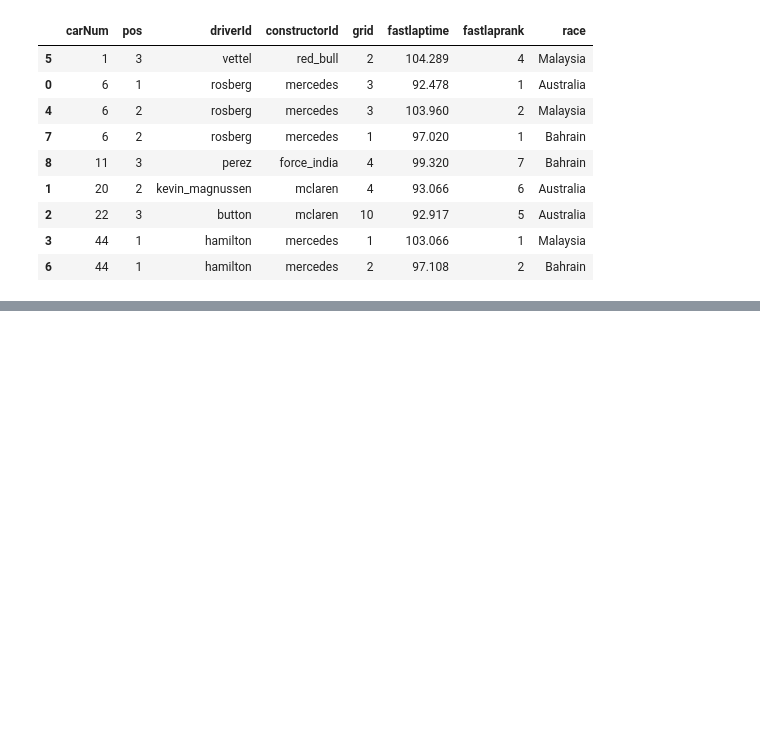
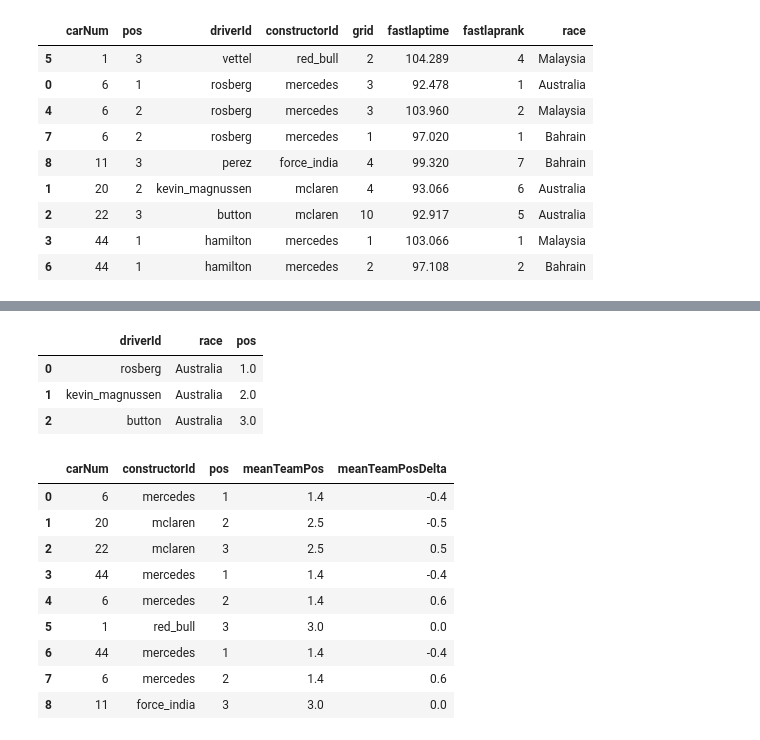
Before and after one commit to nackjicholson/wranglingf1data, a Jupyter notebook: getting_started.ipynb, the cells around one changed output, grey strips where cells are left out. Cells and saved outputs as stored; diff of their text form; code cells hidden in the pictures; blank space fills up the shorter version.

```diff
--- a/getting_started.ipynb
+++ b/getting_started.ipynb
@@ -231,0 +305,27 @@ winners.sort_values(by='carNum')
+# %%
+# Melt Transform
+pd.melt(piv, id_vars='driverId', value_name='pos').head(3)
+# %% [output]
+|  | driverId | race | pos |
+| 0 | rosberg | Australia | 1.0 |
+| 1 | kevin_magnussen | Australia | 2.0 |
+| 2 | button | Australia | 3.0 |
+# %%
+grouped = winners.groupby('constructorId')
+pos_group = grouped['pos']
+
+winners['meanTeamPos'] = pos_group.transform(np.mean)
+winners['meanTeamPosDelta'] = pos_group.transform(lambda p: p - np.mean(p))
+
+winners[['carNum', 'constructorId', 'pos', 'meanTeamPos', 'meanTeamPosDelta']]
+# %% [output]
+|  | carNum | constructorId | pos | meanTeamPos | meanTeamPosDelta |
+| 0 | 6 | mercedes | 1 | 1.4 | -0.4 |
+| 1 | 20 | mclaren | 2 | 2.5 | -0.5 |
+| 2 | 22 | mclaren | 3 | 2.5 | 0.5 |
+| 3 | 44 | mercedes | 1 | 1.4 | -0.4 |
+| 4 | 6 | mercedes | 2 | 1.4 | 0.6 |
+| 5 | 1 | red_bull | 3 | 3.0 | 0.0 |
+| 6 | 44 | mercedes | 1 | 1.4 | -0.4 |
+| 7 | 6 | mercedes | 2 | 1.4 | 0.6 |
+| 8 | 11 | force_india | 3 | 3.0 | 0.0 |
```
Also changed, not shown: parts of 7 cells of this notebook.
